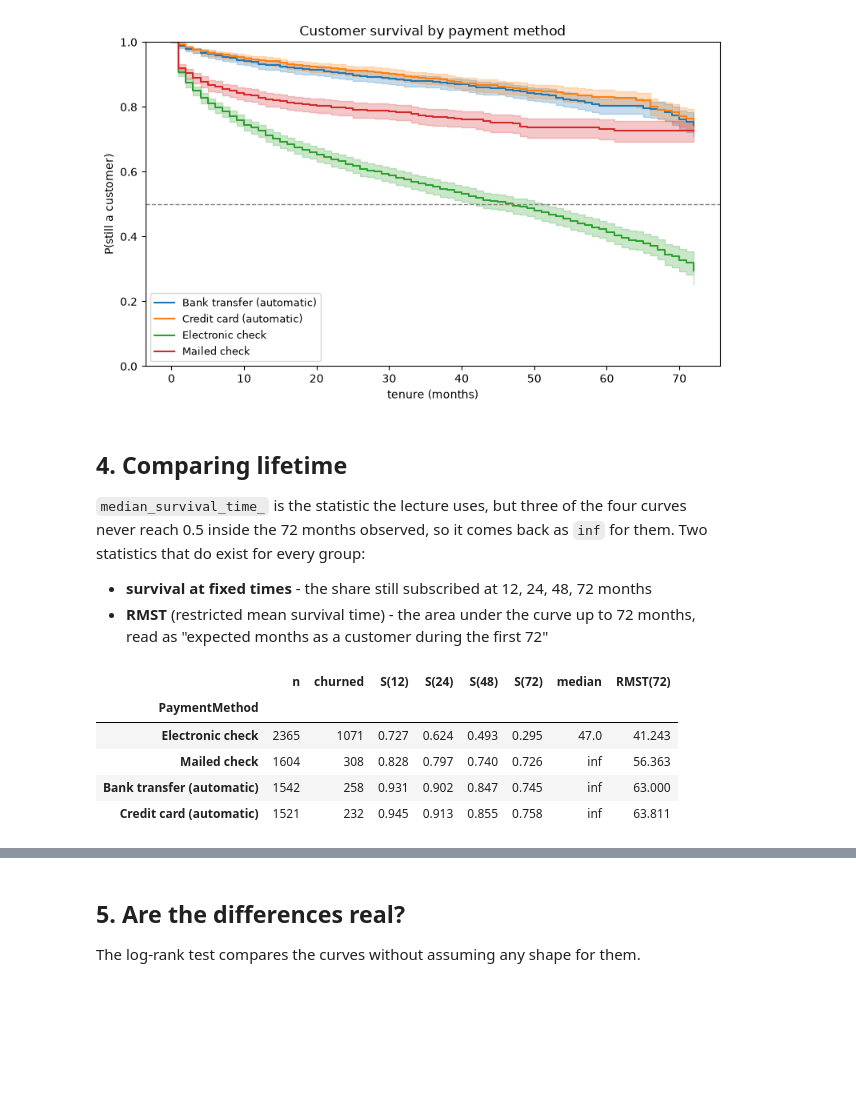
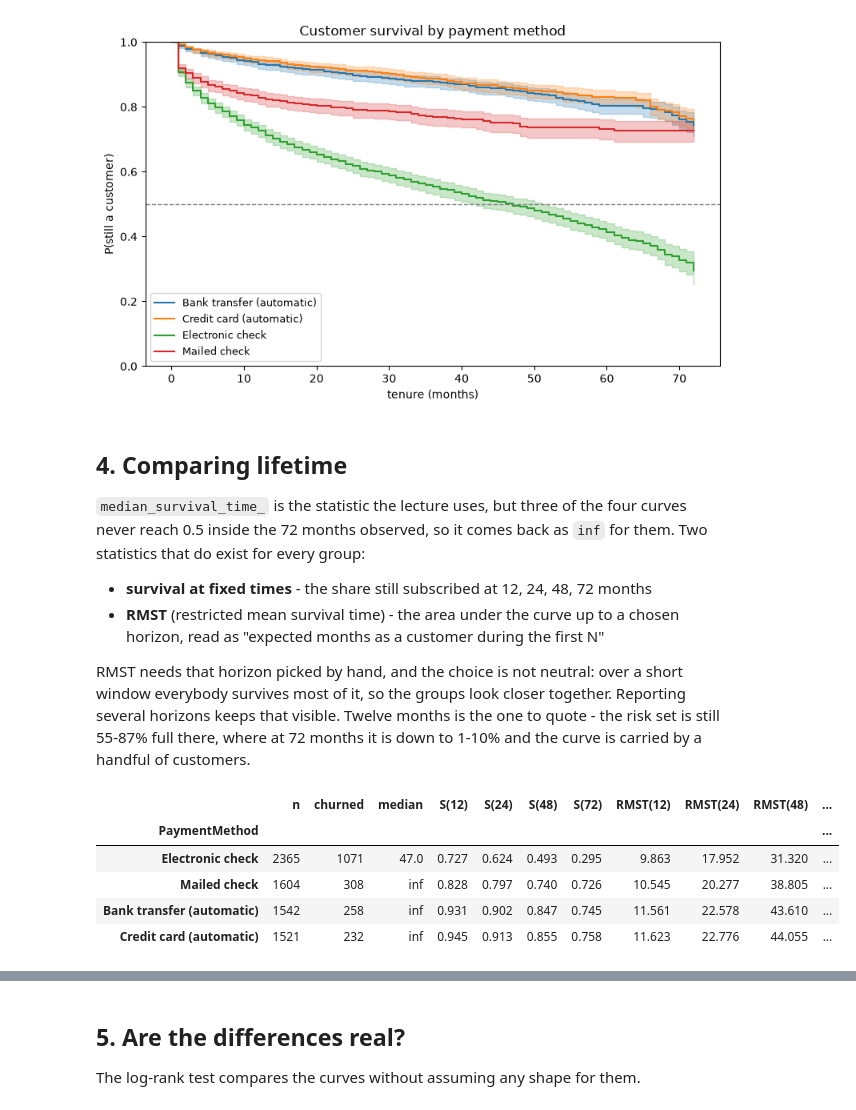
Before and after one commit to Kiatisakk/CPE342-ML, a Jupyter notebook: lab03_rg/Activity_Estimating_Lifetime.ipynb, the cells around one changed output, grey strips where cells are left out. Cells and saved outputs as stored; diff of their text form; code cells hidden in the pictures; blank space fills up the shorter version.

```diff
--- a/lab03_rg/Activity_Estimating_Lifetime.ipynb
+++ b/lab03_rg/Activity_Estimating_Lifetime.ipynb
@@ -114,29 +114,36 @@ never reach 0.5 inside the 72 months observed, so it comes back as `inf` for the
 statistics that do exist for every group:
 
 - **survival at fixed times** - the share still subscribed at 12, 24, 48, 72 months
-- **RMST** (restricted mean survival time) - the area under the curve up to 72 months,
-  read as "expected months as a customer during the first 72"
+- **RMST** (restricted mean survival time) - the area under the curve up to a chosen
+  horizon, read as "expected months as a customer during the first N"
+
+RMST needs that horizon picked by hand, and the choice is not neutral: over a short
+window everybody survives most of it, so the groups look closer together. Reporting
+several horizons keeps that visible. Twelve months is the one to quote - the risk set is
+still 55-87% full there, where at 72 months it is down to 1-10% and the curve is carried
+by a handful of customers.
 # %%
-HORIZON = 72
+HORIZONS = [12, 24, 48, 72]
+HEADLINE = 12
 
 rows = []
 for method, f in fitters.items():
-    s = f.survival_function_at_times([12, 24, 48, 72]).to_numpy()
-    rows.append({
-        "PaymentMethod": method,
+    s = f.survival_function_at_times(HORIZONS).to_numpy()
+    row = {
         "n": int(f.event_observed.shape[0]),
         "churned": int(f.event_observed.sum()),
-        "S(12)": s[0], "S(24)": s[1], "S(48)": s[2], "S(72)": s[3],
         "median": f.median_survival_time_,
-        f"RMST({HORIZON})": restricted_mean_survival_time(f, t=HORIZON),
-    })
+    }
+    row |= {f"S({h})": v for h, v in zip(HORIZONS, s)}
+    row |= {f"RMST({h})": restricted_mean_survival_time(f, t=h) for h in HORIZONS}
+    rows.append({"PaymentMethod": method} | row)
 
-summary = pd.DataFrame(rows).set_index("PaymentMethod").sort_values(f"RMST({HORIZON})")
+summary = pd.DataFrame(rows).set_index("PaymentMethod").sort_values(f"RMST({HEADLINE})")
 summary
 # %% [output]
-|  | n | churned | S(12) | S(24) | S(48) | S(72) | median | RMST(72) |
-| PaymentMethod |  |  |  |  |  |  |  |  |
-| Electronic check | 2365 | 1071 | 0.727 | 0.624 | 0.493 | 0.295 | 47.0 | 41.243 |
-| Mailed check | 1604 | 308 | 0.828 | 0.797 | 0.740 | 0.726 | inf | 56.363 |
-| Bank transfer (automatic) | 1542 | 258 | 0.931 | 0.902 | 0.847 | 0.745 | inf | 63.000 |
-| Credit card (automatic) | 1521 | 232 | 0.945 | 0.913 | 0.855 | 0.758 | inf | 63.811 |
+|  | n | churned | median | S(12) | S(24) | S(48) | S(72) | RMST(12) | RMST(24) | RMST(48) | ... |
+| PaymentMethod |  |  |  |  |  |  |  |  |  |  | ... |
+| Electronic check | 2365 | 1071 | 47.0 | 0.727 | 0.624 | 0.493 | 0.295 | 9.863 | 17.952 | 31.320 | ... |
+| Mailed check | 1604 | 308 | inf | 0.828 | 0.797 | 0.740 | 0.726 | 10.545 | 20.277 | 38.805 | ... |
+| Bank transfer (automatic) | 1542 | 258 | inf | 0.931 | 0.902 | 0.847 | 0.745 | 11.561 | 22.578 | 43.610 | ... |
+| Credit card (automatic) | 1521 | 232 | inf | 0.945 | 0.913 | 0.855 | 0.758 | 11.623 | 22.776 | 44.055 | ... |
```
Also changed, not shown: parts of 4 cells of this notebook, 1 other file.
